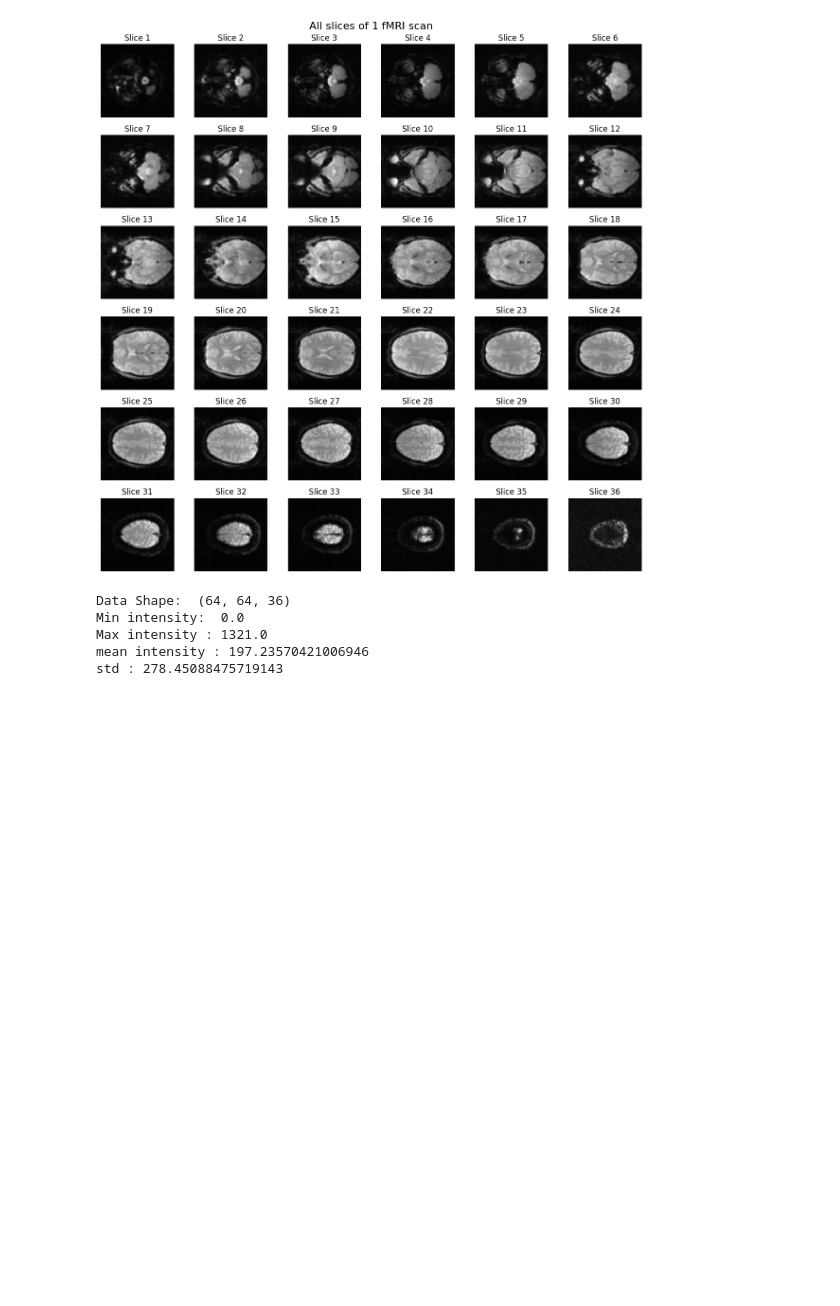
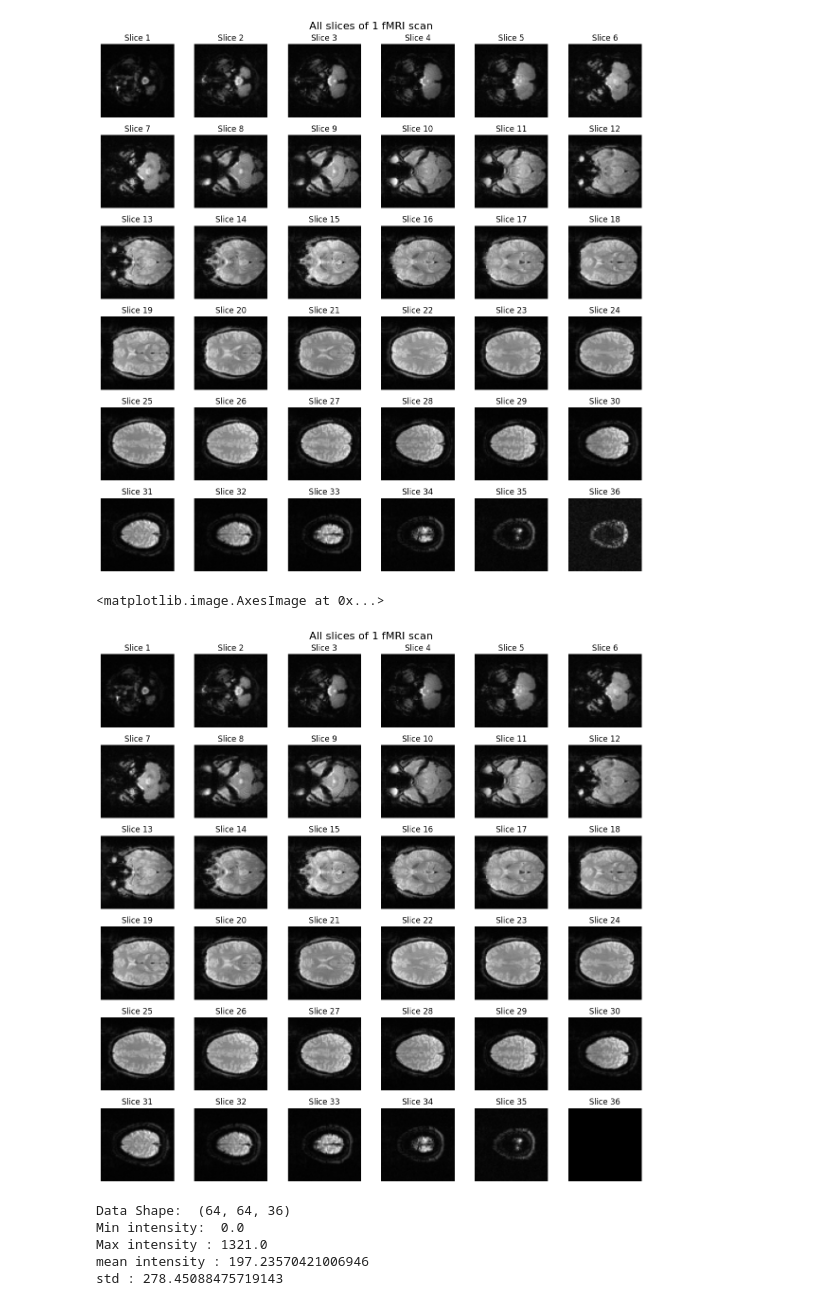
Before and after one commit to Adonimac/fMRI, a Jupyter notebook: test.ipynb, the cells around one changed output. Drawn from its saved outputs; the diff is of its cells as text; code cells hidden in the pictures; blank space fills up the shorter version.

```diff
--- a/test.ipynb
+++ b/test.ipynb
@@ -29,6 +29,22 @@ plt.tight_layout()
 plt.show()
 # %% [output]
 [figure]
+# %%
+fig, axes = plt.subplots(6, 6, figsize=(12, 12))
+fig.suptitle("All slices of 1 fMRI scan", fontsize=16)
+
+for i in range(36):
+    row = i // 6
+    col = i % 6
+    axes[row, col].imshow(data[:, :, i], cmap='gray')
+    axes[row, col].axis('off')
+    axes[row, col].set_title(f"Slice {i+1}")
+
+plt.tight_layout()
+plt.imshow(data[:, :, i], cmap='gray', vmin=500, vmax=1500)
+# %% [output]
+<matplotlib.image.AxesImage at 0x...>
+[figure, added]
 # %%
 print("Data Shape: ",data.shape)
 print("Min intensity: ", data.min())
```
Also changed, not shown: parts of 3 cells of this notebook.
